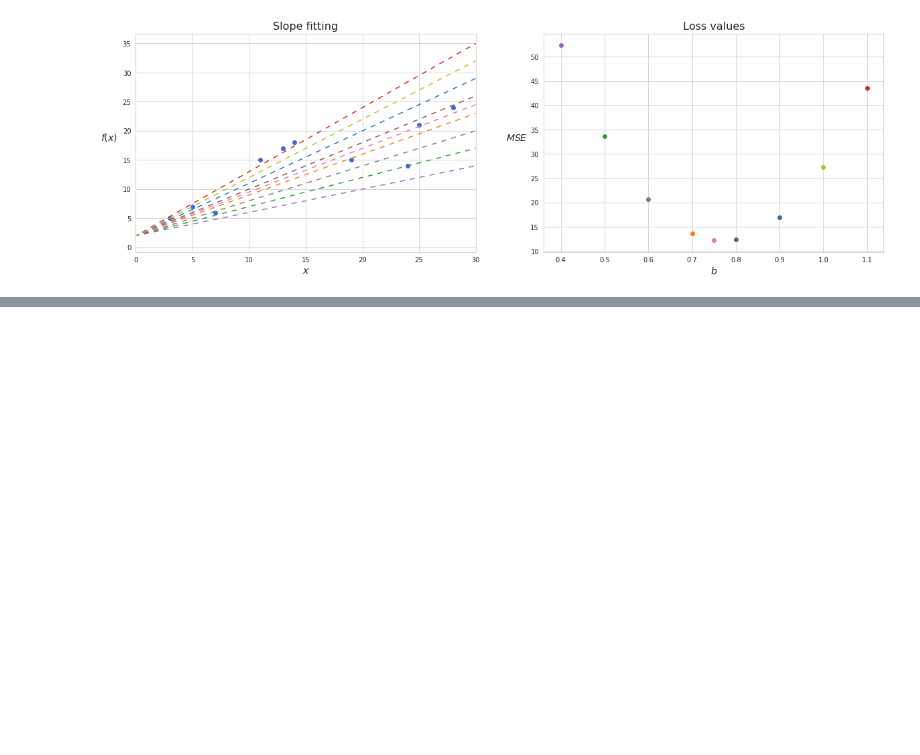
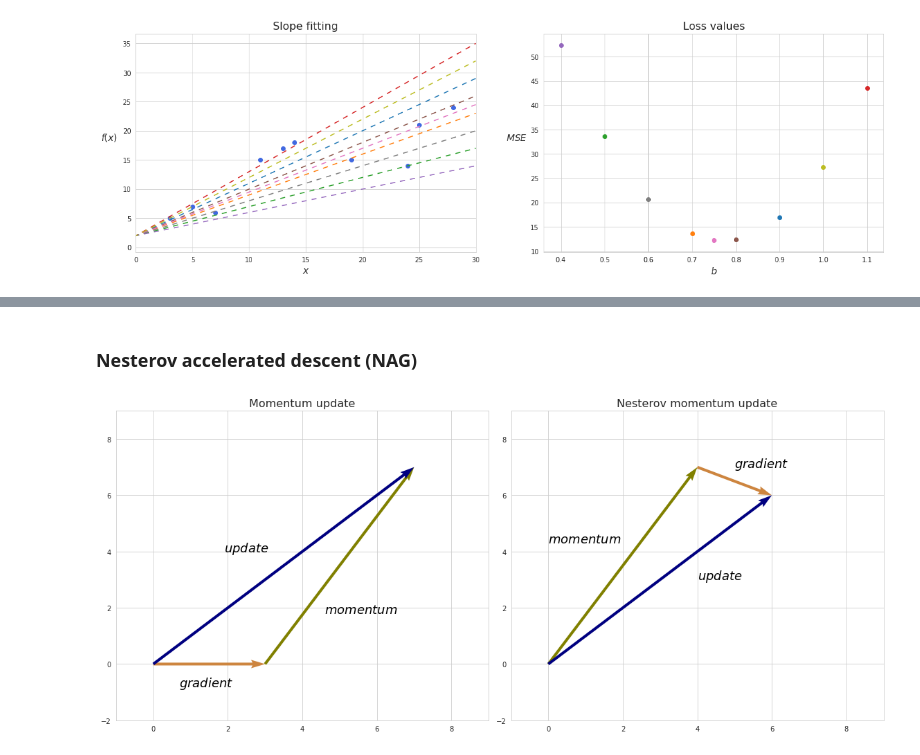
Before and after one commit to vzahorui/vzahorui.github.io, a Jupyter notebook: jupyter_notebooks/gradient_descent.ipynb, the cells around one changed output, grey strips where cells are left out. Cells and saved outputs as stored; diff of their text form; code cells hidden in the pictures; blank space fills up the shorter version.

```diff
--- a/jupyter_notebooks/gradient_descent.ipynb
+++ b/jupyter_notebooks/gradient_descent.ipynb
@@ -314,0 +437,35 @@ rc('animation', html='html5')
+# %% [markdown]
+### Nesterov accelerated descent (NAG)
+# %%
+with sns.axes_style('whitegrid'):
+    fig, ax = plt.subplots(1, 2, figsize=(16, 7))
+
+ax[0].quiver([0, 3, 0], # x origin
+             [0, 0, 0], # y origin
+             [3, 4, 7], # x end
+             [0, 7, 7], # y end
+             color=['peru', 'olive', 'navy'], lw=0.7,
+             angles='xy', scale_units='xy', scale=1)
+ax[0].set_xlim(-1, 9)
+ax[0].set_ylim(-2, 9)
+ax[0].annotate(s='$momentum$', xy=(0, 0), xytext=(4.6, 1.8), fontsize=18)
+ax[0].annotate(s='$gradient$', xy=(0, 0), xytext=(0.7, -0.8), fontsize=18)
+ax[0].annotate(s='$update$', xy=(0, 0), xytext=(1.9, 4), fontsize=18)
+ax[0].set_title('Momentum update', size=16)
+
+ax[1].quiver([4, 0, 0], # x origin
+             [7, 0, 0], # y origin
+             [2, 4, 6], # x vector
+             [-1, 7, 6], # y vector
+             color=['peru', 'olive', 'navy'], lw=0.7,
+             angles='xy', scale_units='xy', scale=1)
+ax[1].set_xlim(-1, 9)
+ax[1].set_ylim(-2, 9)
+ax[1].annotate(s='$momentum$', xy=(0, 0), xytext=(0, 4.3), fontsize=18)
+ax[1].annotate(s='$gradient$', xy=(0, 0), xytext=(5, 7), fontsize=18)
+ax[1].annotate(s='$update$', xy=(0, 0), xytext=(4, 3), fontsize=18)
+ax[1].set_title('Nesterov momentum update', size=16)
+plt.tight_layout()
+plt.savefig('../assets/images/gradient_descent/Nesterov_momentum_demo.png', bbox_inches='tight');
+# %% [output]
+[figure, added]
```
Also changed, not shown: parts of 21 cells of this notebook, 7 other files.
